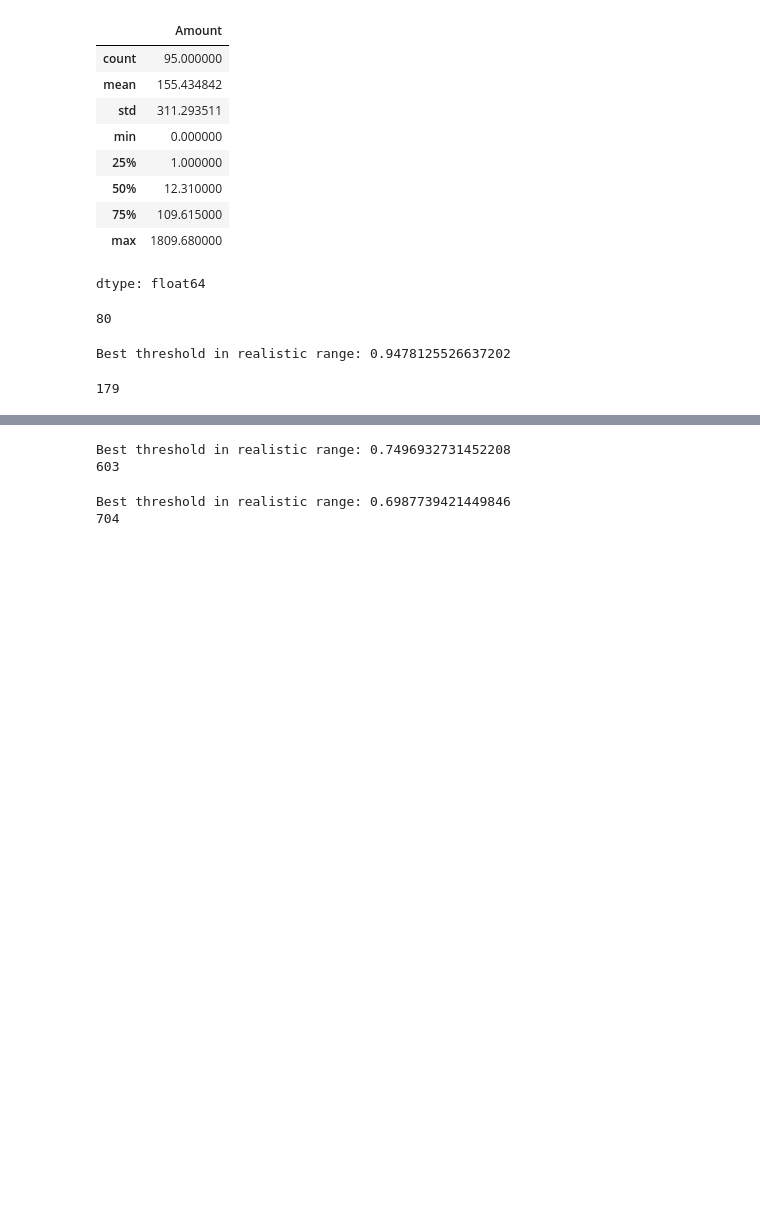
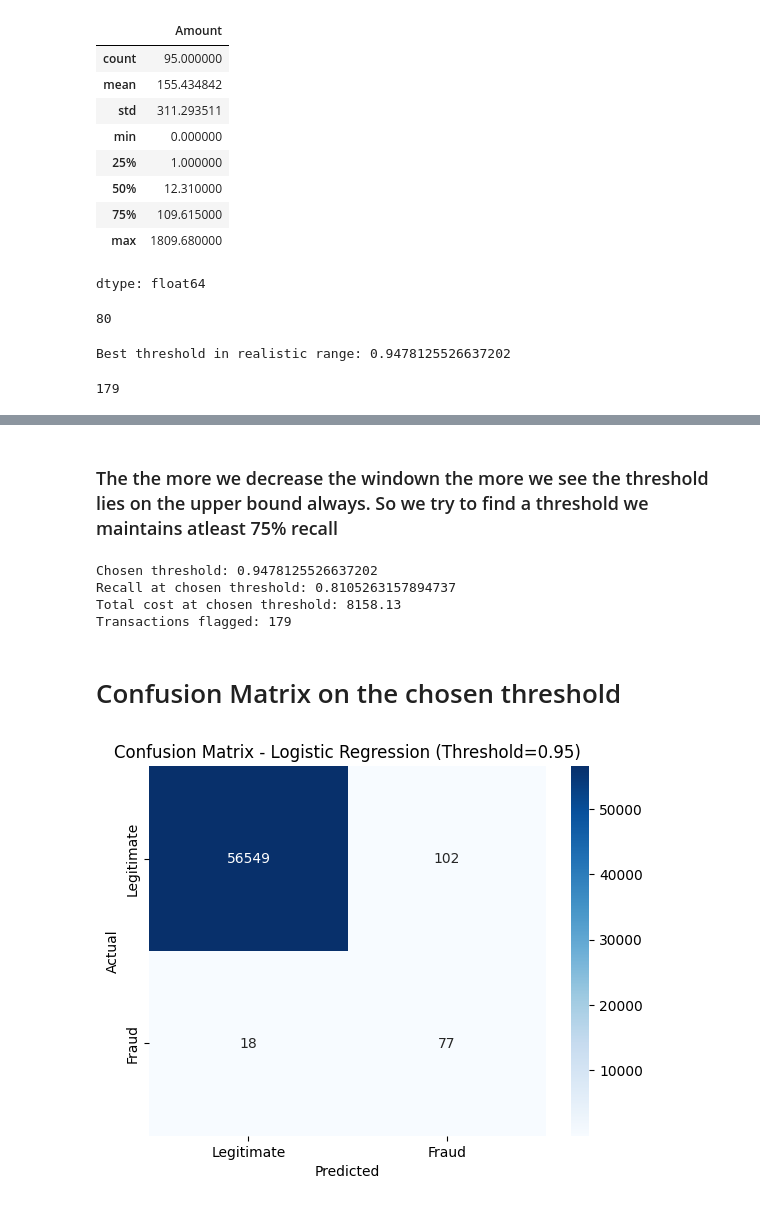
Before and after one commit to Janhvesh-Patil/RiskLens-AI, a Jupyter notebook: backend/TransactionFraudDetector.ipynb, the cells around one changed output, grey strips where cells are left out. Drawn from its saved outputs; the diff is of its cells as text; code cells hidden in the pictures; blank space fills up the shorter version.

Commit message:
Logistic Regression Model evaluation completed

```diff
--- a/backend/TransactionFraudDetector.ipynb
+++ b/backend/TransactionFraudDetector.ipynb
@@ -456,24 +432,47 @@ Best threshold in realistic range: 0.7999146099846574
-# %%
-mask = (thresholds >= 0.5) & (thresholds <= 0.75)
-narrow_thresholds = thresholds[mask]
-narrow_costs = np.array(total_cost)[mask]
-
-best_threshold = narrow_thresholds[np.argmin(narrow_costs)]
-print("Best threshold in realistic range:", best_threshold)
-
-print((lr_probability_predictions[:,1] >= best_threshold).sum())
-# %% [output]
-Best threshold in realistic range: 0.7496932731452208
-603
-# %%
-mask = (thresholds >= 0.5) & (thresholds <= 0.70)
-narrow_thresholds = thresholds[mask]
-narrow_costs = np.array(total_cost)[mask]
-
-best_threshold = narrow_thresholds[np.argmin(narrow_costs)]
-print("Best threshold in realistic range:", best_threshold)
-
-print((lr_probability_predictions[:,1] >= best_threshold).sum())
-# %% [output]
-Best threshold in realistic range: 0.6987739421449846
-704
+# %% [markdown]
+### The the more we decrease the windown the more we see the threshold lies on the upper bound always. So we try to find a threshold we maintains atleast 75% recall
+# %%
+# We already showed cost keeps falling with threshold in this range — no real
+# minimum to find by cost alone. Instead: pick the highest threshold that still
+# catches at least 75% of fraud, and report its cost. This is a deliberate
+# business constraint, not a raw cost-minimum.
+recall_floor = 0.75
+threshold_cap = 0.95
+
+total_cost = np.array(total_cost)
+recall = np.array(recall)
+
+if len(recall) > len(thresholds):
+    recall = recall[:len(thresholds)]
+
+valid = (recall >= recall_floor) & (thresholds <= threshold_cap)
+valid_thresholds = thresholds[valid]
+valid_costs = total_cost[valid]
+
+chosen_threshold = valid_thresholds[np.argmin(valid_costs)]
+
+print("Chosen threshold:", chosen_threshold)
+print("Recall at chosen threshold:", recall[thresholds == chosen_threshold][0])
+print("Total cost at chosen threshold:", valid_costs.min())
+print("Transactions flagged:", (lr_probability_predictions[:,1] >= chosen_threshold).sum())
+# %% [output]
+Chosen threshold: 0.9478125526637202
+Recall at chosen threshold: 0.8105263157894737
+Total cost at chosen threshold: 8158.13
+Transactions flagged: 179
+# %% [markdown]
+# Confusion Matrix on the chosen threshold
+# %%
+y_pred_on_chosen_threshold = (lr_probability_predictions[:,1] >= chosen_threshold).astype(int)
+
+cm = confusion_matrix(y_test, y_pred_on_chosen_threshold)
+
+sns.heatmap(cm, annot=True, fmt='d', cmap='Blues',
+            xticklabels=['Legitimate', 'Fraud'],
+            yticklabels=['Legitimate', 'Fraud'])
+plt.title(f'Confusion Matrix - Logistic Regression (Threshold={chosen_threshold:.2f})')
+plt.ylabel('Actual')
+plt.xlabel('Predicted')
+plt.show()
+# %% [output]
+[figure, added]
```
Also changed, not shown: parts of 4 cells of this notebook.
